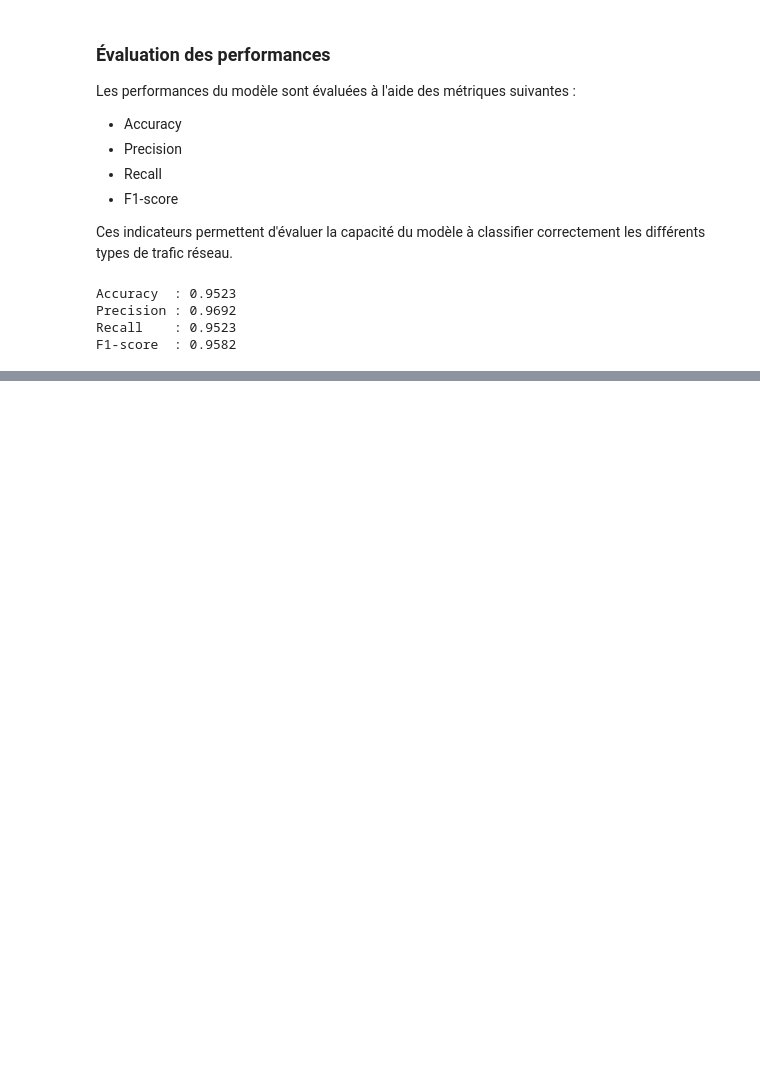
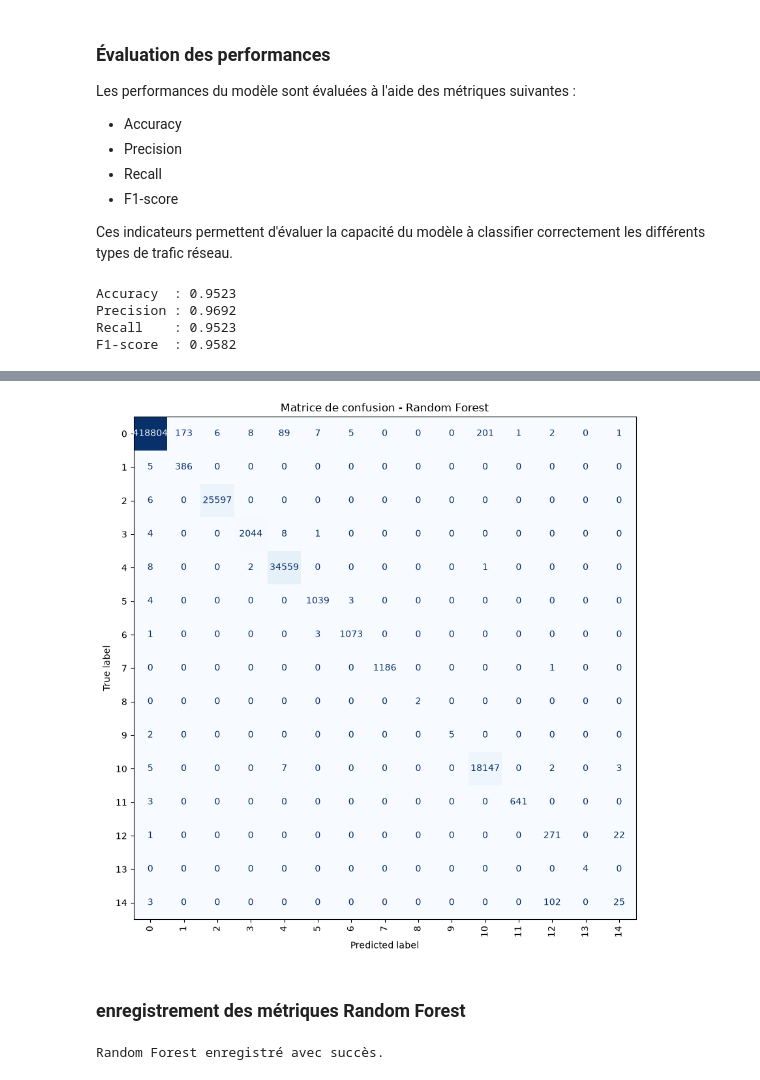
Before and after one commit to majda250/cicids2017-intrusion-detection, a Jupyter notebook: 06_machine_learning.ipynb, the cells around one changed output, grey strips where cells are left out. Cells and saved outputs as stored; diff of their text form; code cells hidden in the pictures; blank space fills up the shorter version.

```diff
--- a/06_machine_learning.ipynb
+++ b/06_machine_learning.ipynb
@@ -211,0 +462,6 @@ Ces résultats font de la régression logistique un bon modèle de référence p
+# %%
+random_forest = RandomForestClassifier(
+    n_estimators=100,
+    random_state=42,
+    n_jobs=-1
+)
@@ -211,0 +472,10 @@ Ces résultats font de la régression logistique un bon modèle de référence p
+# %%
+import time
+
+start = time.time()
+
+random_forest.fit(X_train, y_train)
+
+training_time = time.time() - start
+
+print(f"Temps d'entraînement : {training_time:.2f} secondes")
@@ -211,0 +488,8 @@ Ces résultats font de la régression logistique un bon modèle de référence p
+# %%
+start = time.time()
+
+y_pred = random_forest.predict(X_test)
+
+prediction_time = time.time() - start
+
+print(f"Temps de prédiction : {prediction_time:.2f} secondes")
@@ -211,0 +587,35 @@ Ces résultats font de la régression logistique un bon modèle de référence p
+# %%
+from sklearn.metrics import ConfusionMatrixDisplay
+import matplotlib.pyplot as plt
+
+fig, ax = plt.subplots(figsize=(12, 10))
+
+ConfusionMatrixDisplay.from_predictions(
+    y_test,
+    y_pred,
+    cmap="Blues",
+    xticks_rotation=90,
+    colorbar=False,
+    ax=ax
+)
+
+plt.title("Matrice de confusion - Random Forest")
+plt.show()
+# %% [output]
+[figure, added]
+# %% [markdown]
+### enregistrement des métriques Random Forest
+# %%
+from utils import save_results
+
+save_results(
+    model_name="Random Forest",
+    accuracy=accuracy,
+    precision=precision,
+    recall=recall,
+    f1_score=f1,
+    train_time=training_time,
+    prediction_time=prediction_time
+)
+# %% [output]
+Random Forest enregistré avec succès.
```
Also changed, not shown: parts of 45 cells of this notebook, 7 other files.
